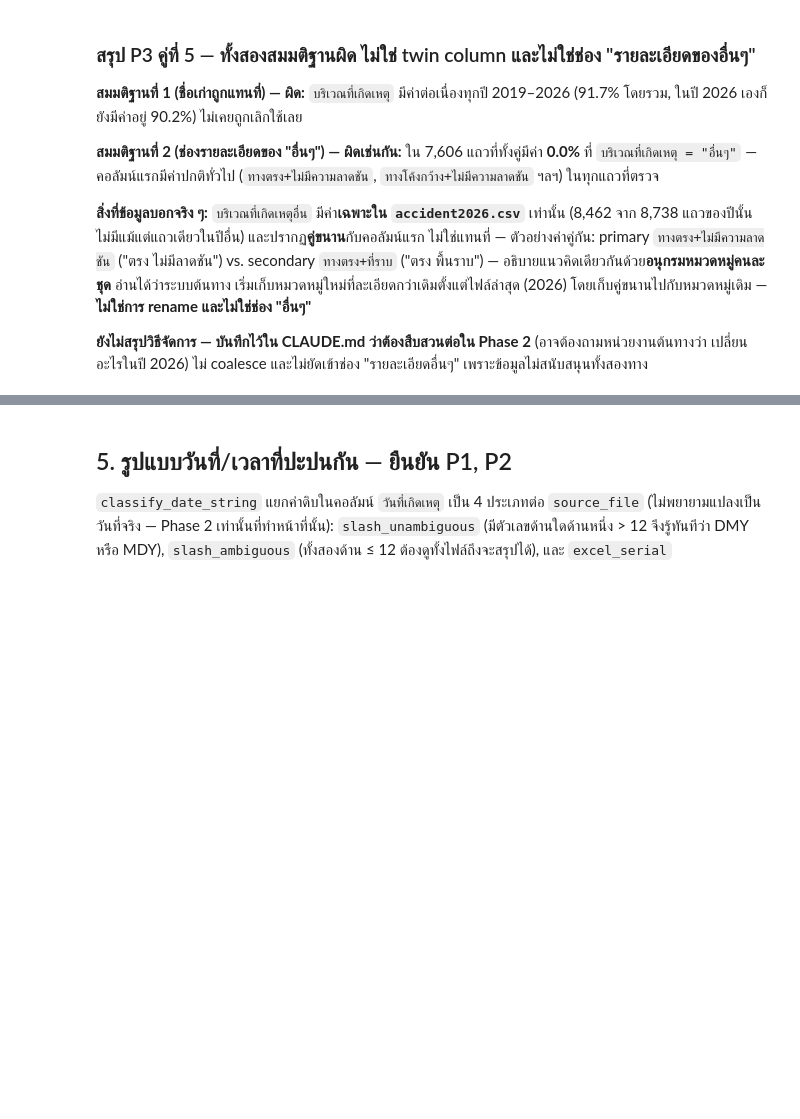
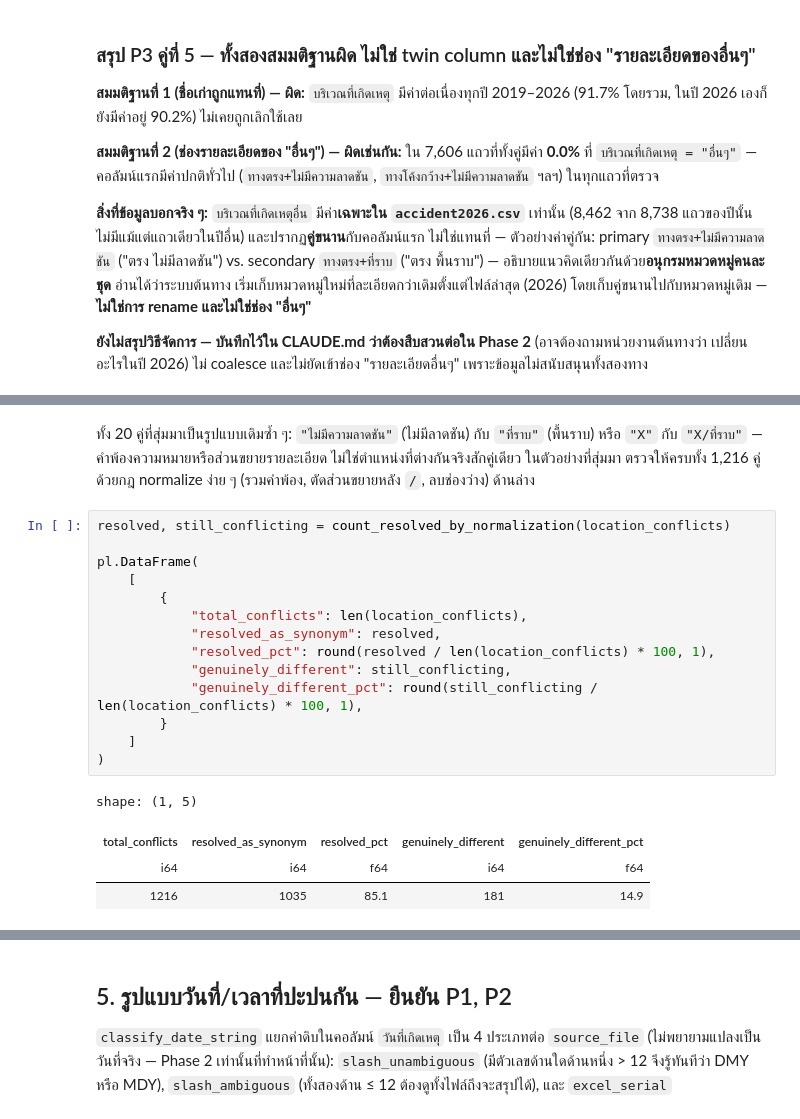
Before and after one commit to PhidPhew/car-insurance-accident-analysis, a Jupyter notebook: notebooks/01_data_profiling.ipynb, the cells around one changed output, grey strips where cells are left out. Cells and saved outputs as stored; diff of their text form; blank space fills up the shorter version.

```diff
--- a/notebooks/01_data_profiling.ipynb
+++ b/notebooks/01_data_profiling.ipynb
@@ -371,0 +463,24 @@ shape: (1, 3)
+# %% [markdown]
+ทั้ง 20 คู่ที่สุ่มมาเป็นรูปแบบเดิมซ้ำ ๆ: `"ไม่มีความลาดชัน"` (ไม่มีลาดชัน) กับ `"ที่ราบ"` (พื้นราบ) หรือ
+`"X"` กับ `"X/ที่ราบ"` — คำพ้องความหมายหรือส่วนขยายรายละเอียด ไม่ใช่ตำแหน่งที่ต่างกันจริงสักคู่เดียว
+ในตัวอย่างที่สุ่มมา ตรวจให้ครบทั้ง 1,216 คู่ด้วยกฎ normalize ง่าย ๆ (รวมคำพ้อง, ตัดส่วนขยายหลัง `/`,
+ลบช่องว่าง) ด้านล่าง
+# %%
+resolved, still_conflicting = count_resolved_by_normalization(location_conflicts)
+
+pl.DataFrame(
+    [
+        {
+            "total_conflicts": len(location_conflicts),
+            "resolved_as_synonym": resolved,
+            "resolved_pct": round(resolved / len(location_conflicts) * 100, 1),
+            "genuinely_different": still_conflicting,
+            "genuinely_different_pct": round(still_conflicting / len(location_conflicts) * 100, 1),
+        }
+    ]
+)
+# %% [output]
+shape: (1, 5)
+| total_conflicts | resolved_as_synonym | resolved_pct | genuinely_different | genuinely_different_pct |
+| i64 | i64 | f64 | i64 | f64 |
+| 1216 | 1035 | 85.1 | 181 | 14.9 |
```
Also changed, not shown: parts of 9 cells of this notebook, 4 other files.
